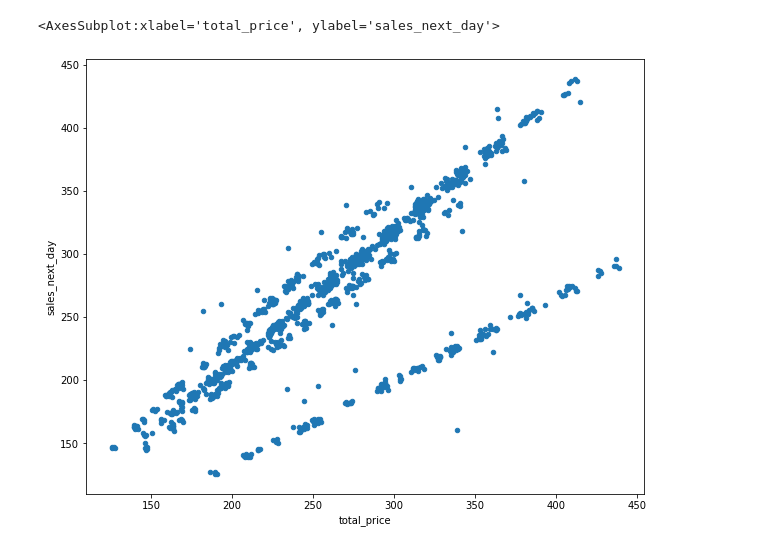
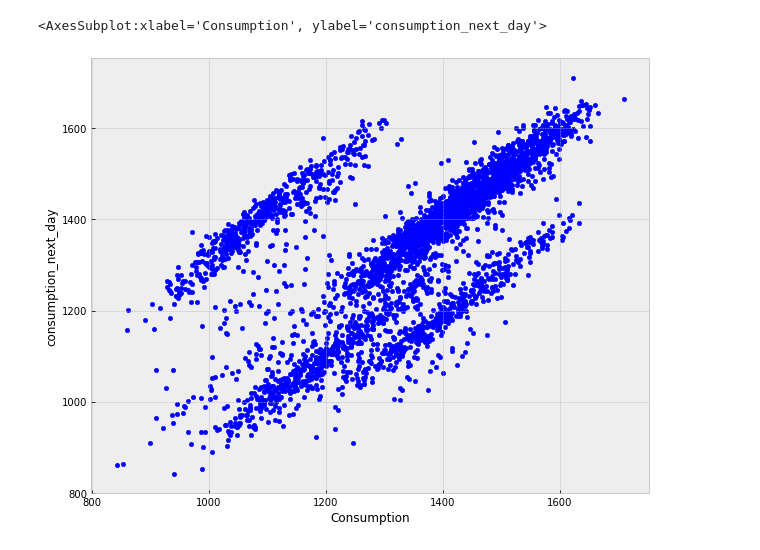
Before and after one commit to brandonjbryant/time-series-exercises, a Jupyter notebook: explore.ipynb, the cells around one changed output. Cells and saved outputs as stored; diff of their text form; code cells hidden in the pictures.

```diff
--- a/explore.ipynb
+++ b/explore.ipynb
@@ -227,0 +154,2 @@ plt.legend()
+# %%
+germany = prepare.get_germany()
@@ -227,0 +166,8 @@ plt.legend()
+# %%
+# split the data:
+
+train = germany[:'2015']
+test = germany['2016':]
+
+plt.plot(train.index, train.Consumption)
+plt.plot(test.index, test.Consumption)
@@ -227,0 +203,3 @@ plt.legend()
+# %%
+train['month'] = y.index.month
+train.head()
@@ -227,0 +219,3 @@ plt.legend()
+# %%
+train['weekday'] = y.index.day_name()
+train.head()
@@ -330,7 +363,8 @@ y =df
 # %%
+plt.style.use('bmh')
 daily = train.resample('D').mean()
-daily['sales_next_day'] = daily.total_price.shift(-1)
-daily.plot.scatter(x='total_price', y='sales_next_day')
+daily['consumption_next_day'] = daily.Consumption.shift(-1)
+daily.plot.scatter(x='Consumption', y='consumption_next_day')
 # %% [output]
-<AxesSubplot:xlabel='total_price', ylabel='sales_next_day'>
+<AxesSubplot:xlabel='Consumption', ylabel='consumption_next_day'>
-[figure, old version]
+[figure, new version]
```
Also changed, not shown: parts of 101 cells of this notebook.
